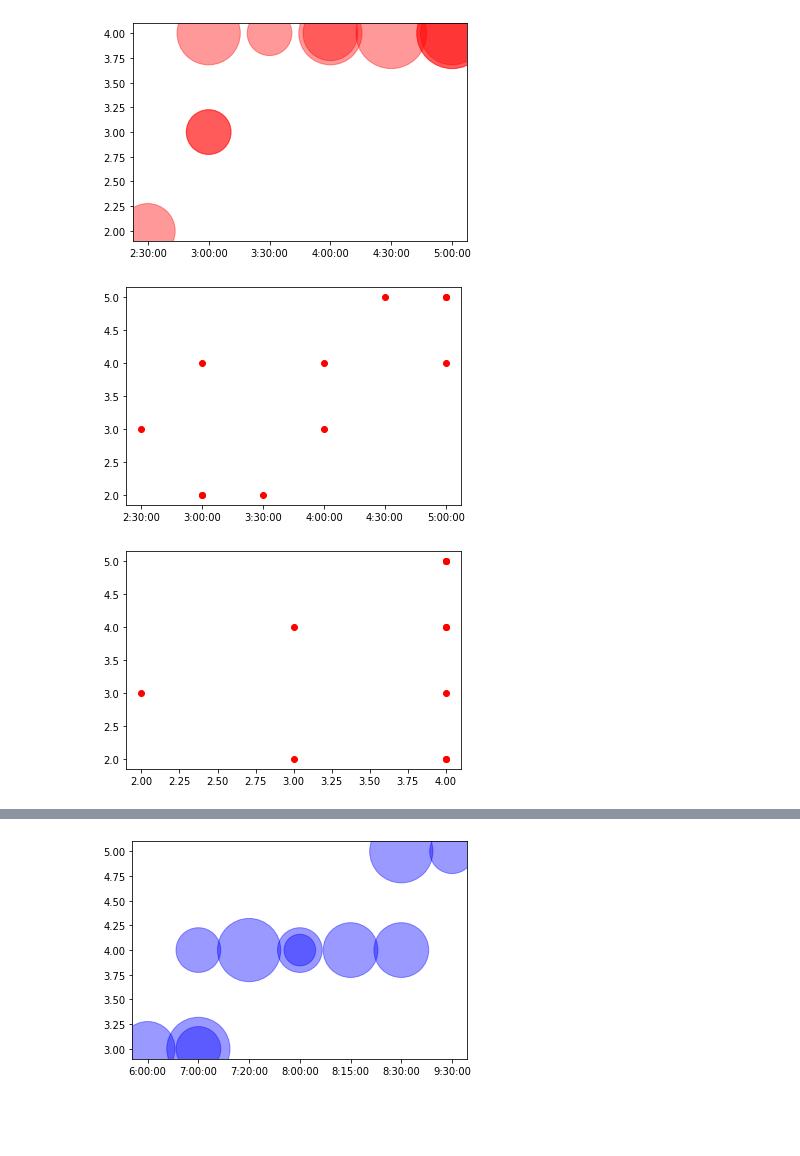
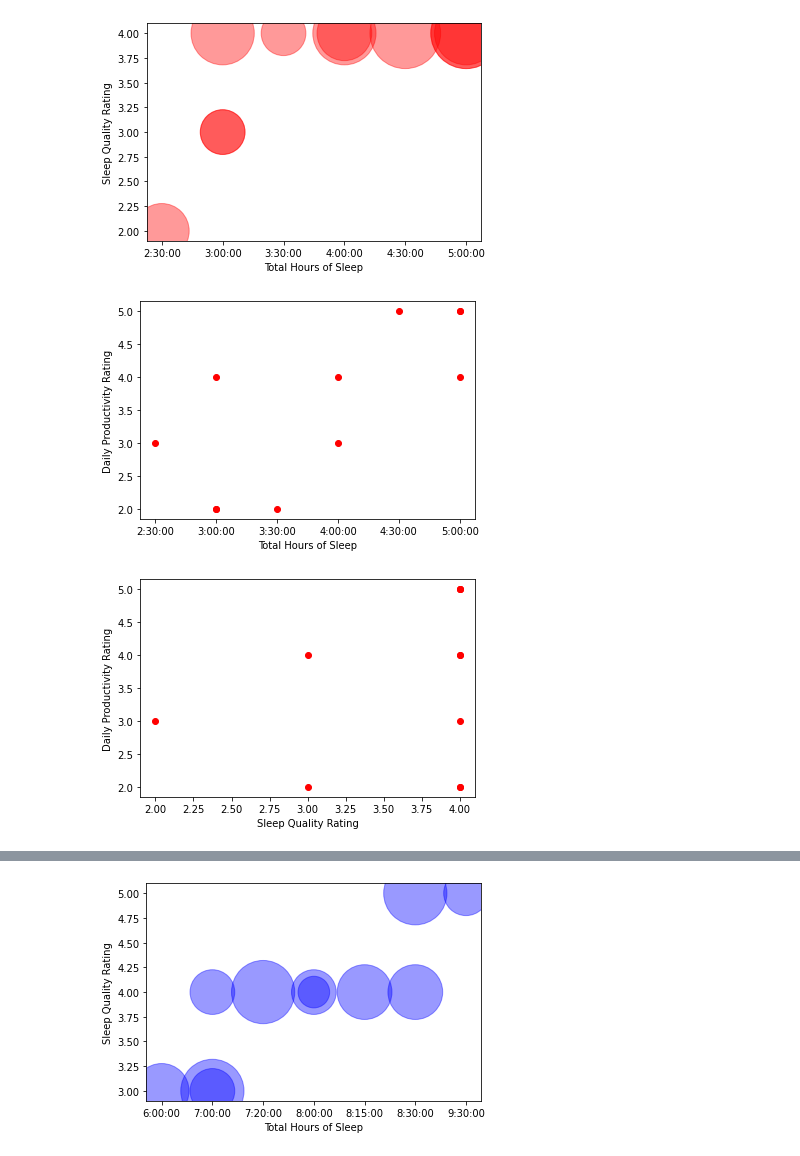
Before and after one commit to AliDzulfiqar/English-402-Data-Viz-Project, a Jupyter notebook: DataVizProject.ipynb, the cells around one changed output, grey strips where cells are left out. Saved outputs shown, nothing was run; the diff lists cells and outputs as text; code cells hidden in the pictures; blank space fills up the shorter version.

```diff
--- a/DataVizProject.ipynb
+++ b/DataVizProject.ipynb
@@ -27,25 +27,37 @@ z = df1['Daily Productivity Rating']
 
 
 plt.scatter(x, y, s=z*1000, c="red", alpha=0.4)
+
+plt.xlabel("Total Hours of Sleep")
+plt.ylabel("Sleep Quality Rating")
+
 plt.show()
 # %% [output]
-[figure, old version]
+[figure, new version]
 # %%
 x = df1['Total Hours of Sleep'].sort_values(ascending=True)
 y = df1['Daily Productivity Rating']
 
 plt.scatter(x, y, c="red")
+
+plt.xlabel("Total Hours of Sleep")
+plt.ylabel("Daily Productivity Rating")
+
 plt.show()
 # %% [output]
-[figure, old version]
+[figure, new version]
 # %%
 x = df1['Quality rating']
 y = df1['Daily Productivity Rating']
 
 plt.scatter(x, y, c="red")
+
+plt.xlabel("Sleep Quality Rating")
+plt.ylabel("Daily Productivity Rating")
+
 plt.show()
 # %% [output]
-[figure, old version]
+[figure, new version]
 # %%
 df2 = pd.read_csv('inputs/Sleep Log - Anupriya.csv')
 df2
@@ -65,14 +77,18 @@ df2
 # %%
 # Creating a bubble plot. Demonstrating Daily Productivity rating given hours sleep and sleep quality
 x = df2['Total Hours of Sleep'].sort_values(ascending=True)
 y = df2['Quality rating'].sort_values(ascending=True)
 z = df2['Daily Productivity Rating']
 
 
 plt.scatter(x, y, s=z*1000, c="blue", alpha=0.4)
+
+plt.xlabel("Total Hours of Sleep")
+plt.ylabel("Sleep Quality Rating")
+
 plt.show()
 # %% [output]
-[figure, old version]
+[figure, new version]
 # %%
 x = df2['Total Hours of Sleep'].sort_values(ascending=True)
 y = df2['Daily Productivity Rating']
```
Also changed, not shown: parts of 3 cells of this notebook.
